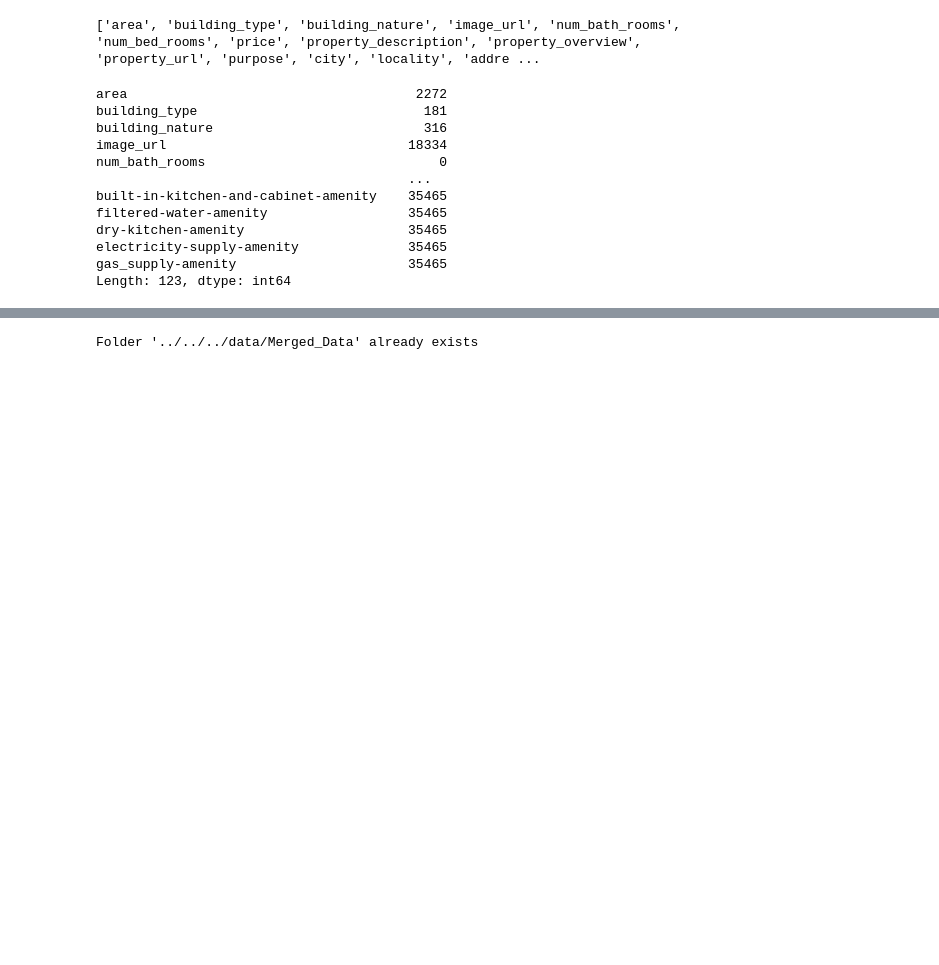
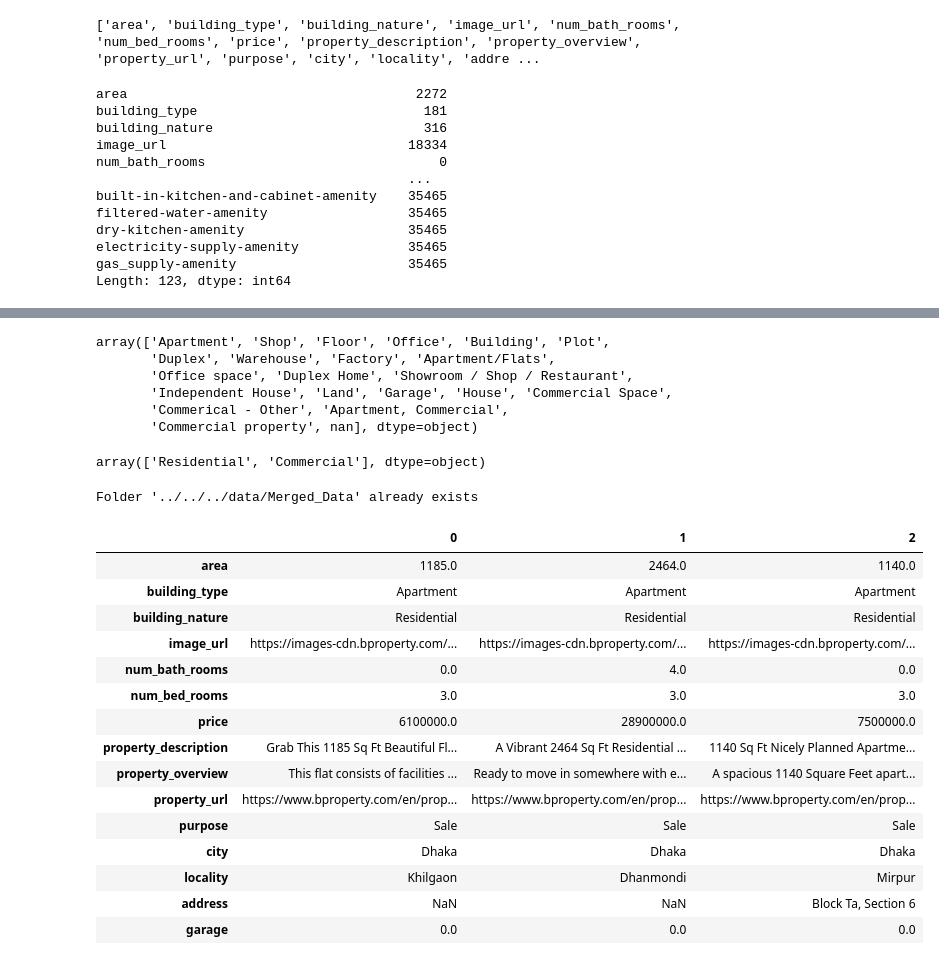
Before and after one commit to OmdenaAI/dhaka-bangladesh-real-estate-recommendation, a Jupyter notebook: src/tasks/task-2-data-preprocessing/merge/merge.ipynb, the cells around one changed output, grey strips where cells are left out. Saved outputs shown, nothing was run; the diff lists cells and outputs as text; code cells hidden in the pictures; blank space fills up the shorter version.

```diff
--- a/src/tasks/task-2-data-preprocessing/merge/merge.ipynb
+++ b/src/tasks/task-2-data-preprocessing/merge/merge.ipynb
@@ -815,0 +930,13 @@ array(['Residential', 'Commercial', nan, 'Apartment'], dtype=object)
+# %%
+no_amenity_df["building_type"].unique()
+# %% [output]
+array(['Apartment', 'Shop', 'Floor', 'Office', 'Building', 'Plot',
+       'Duplex', 'Warehouse', 'Factory', 'Apartment/Flats',
+       'Office space', 'Duplex Home', 'Showroom / Shop / Restaurant',
+       'Independent House', 'Land', 'Garage', 'House', 'Commercial Space',
+       'Commerical - Other', 'Apartment, Commercial',
+       'Commercial property', nan], dtype=object)
+# %%
+no_amenity_df["building_nature"].unique()
+# %% [output]
+array(['Residential', 'Commercial'], dtype=object)
@@ -827,5 +956,22 @@ Folder '../../../data/Merged_Data' already exists
 no_amenity_df.to_csv(f"{merged_data_folder}/no_amenity.csv", index=False)
 # %%
 # Load saved csv (to make sure it was successfully save)
-clean_bproperty_df = pd.read_csv(f"{cleaned_bproperty_folder}/cleaned_bproperty.csv")
-clean_bproperty_df.head(3).T
+saved_no_amenity_df = pd.read_csv(f"{merged_data_folder}/no_amenity.csv")
+saved_no_amenity_df.head(3).T
+# %% [output]
+|  | 0 | 1 | 2 |
+| area | 1185.0 | 2464.0 | 1140.0 |
+| building_type | Apartment | Apartment | Apartment |
+| building_nature | Residential | Residential | Residential |
+| image_url | https://images-cdn.bproperty.com/... | https://images-cdn.bproperty.com/... | https://images-cdn.bproperty.com/... |
+| num_bath_rooms | 0.0 | 4.0 | 0.0 |
+| num_bed_rooms | 3.0 | 3.0 | 3.0 |
+| price | 6100000.0 | 28900000.0 | 7500000.0 |
+| property_description | Grab This 1185 Sq Ft Beautiful Fl... | A Vibrant 2464 Sq Ft Residential ... | 1140 Sq Ft Nicely Planned Apartme... |
+| property_overview | This flat consists of facilities ... | Ready to move in somewhere with e... | A spacious 1140 Square Feet apart... |
+| property_url | https://www.bproperty.com/en/prop... | https://www.bproperty.com/en/prop... | https://www.bproperty.com/en/prop... |
+| purpose | Sale | Sale | Sale |
+| city | Dhaka | Dhaka | Dhaka |
+| locality | Khilgaon | Dhanmondi | Mirpur |
+| address | NaN | NaN | Block Ta, Section 6 |
+| garage | 0.0 | 0.0 | 0.0 |
```
Also changed, not shown: parts of 25 cells of this notebook, 1 other file.
